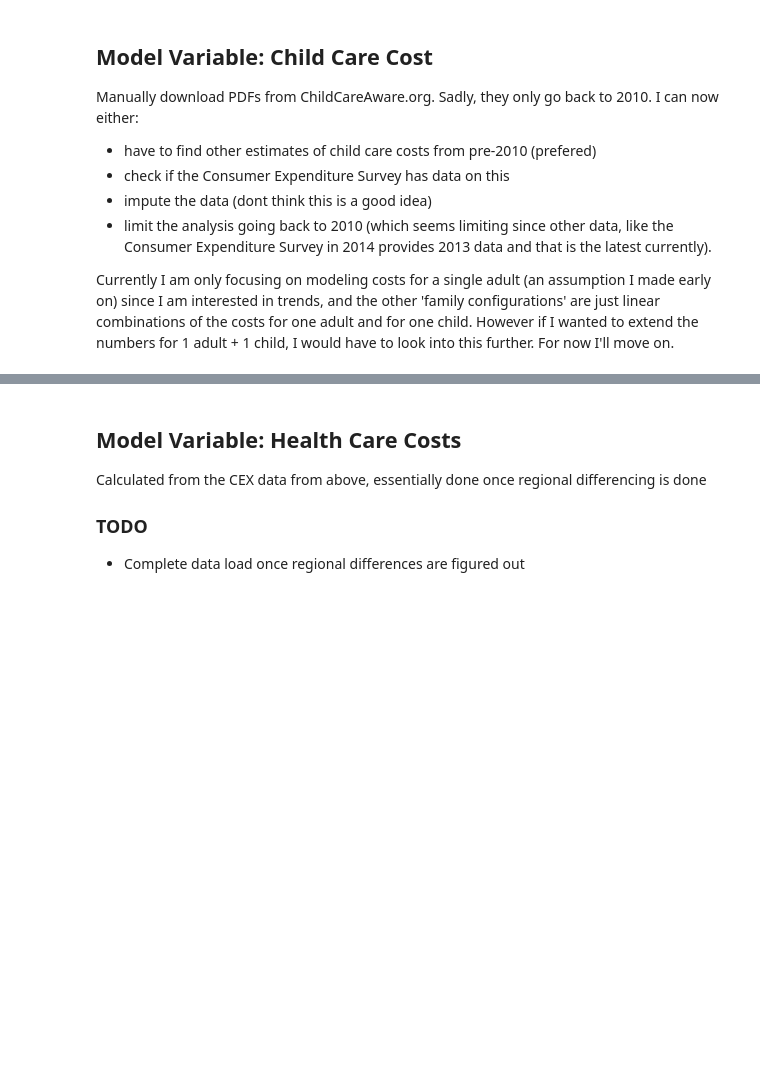
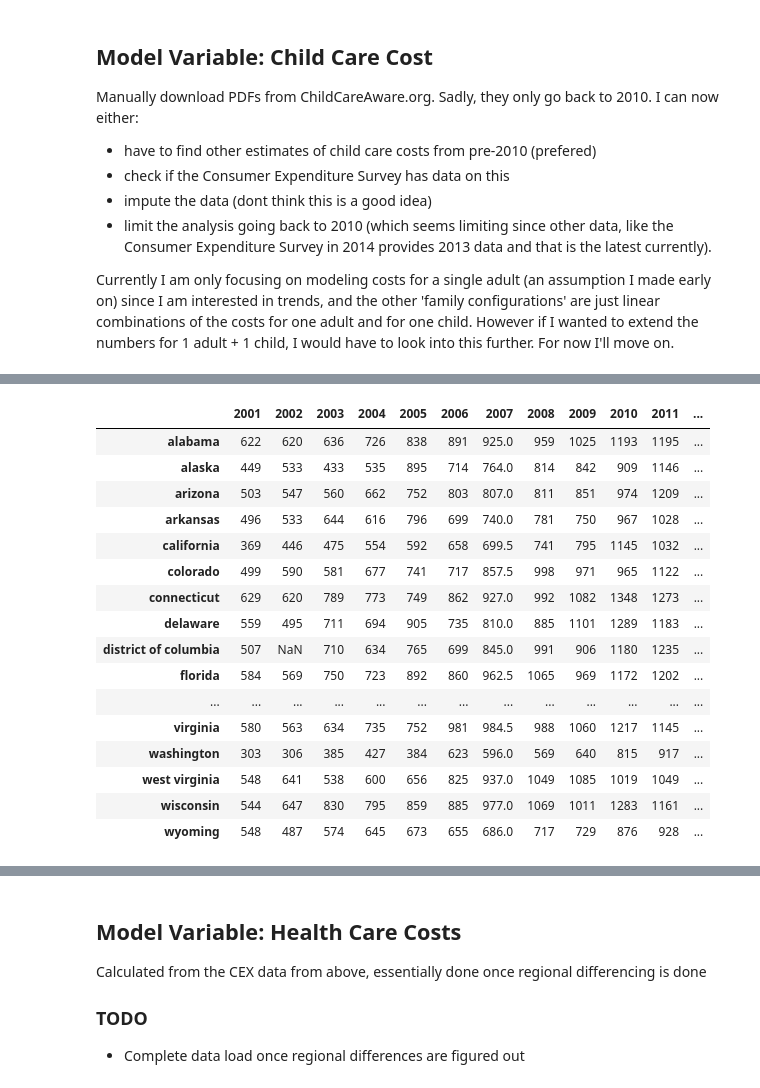
Before and after one commit to jquacinella/LivingWageModelExtension, a Jupyter notebook: Master's Thesis.ipynb, the cells around one changed output, grey strips where cells are left out. Saved outputs shown, nothing was run; the diff lists cells and outputs as text; code cells hidden in the pictures; blank space fills up the shorter version.

Commit message:
Final updates for tonight: finished up insurance data; still have to do grunt work for state tax data

```diff
--- a/Master's Thesis.ipynb
+++ b/Master's Thesis.ipynb
@@ -656,7 +654,7 @@ insurance_costs = {}
 insurance_costs_path = os.path.join(PROJECT_PATH, "data/insurance")
 
 # Loop thru all the files
-for filename in os.listdir(insurance_costs_path):
+for filename in [f for f in os.listdir(insurance_costs_path) if f.endswith('.html')]:
     states = {}
 
     # File is for what year?
@@ -670,46 +668,95 @@ for filename in os.listdir(insurance_costs_path):
     data = f.readlines()
     soup = BeautifulSoup(''.join(data))
 
-    # Works for years 2010 - 2014
-    if year in range(2010, 2015):
+    # Works for years 2008 - 2014
+    if year in range(2008, 2015):
         for tr in soup.find_all('tr'):
             # State is located in the TR element
             state = tr.get_text().split("\n")[1].lower().strip()
 
             # Find the data, but if you can't, skip it
             td = tr.find_all('td')
             value = None
             if td:
                 try:
                     value = float(td[0].get_text().strip().replace(",", ""))
 
                     # Account for inflation and round up
-                    value = np.round(value * updated_inflation_multipliers[year])
+                    value = float(np.round(value * updated_inflation_multipliers[year]))
                 except ValueError as e:
                     continue
 
-            # We need to stop processing after the first chunk or if we couldnt get a value
-            if state not in states and value:
-                states[state] = value
-    # Works for 2006, 2008 - 2009
-    else:
+                # We need to stop processing after the first chunk or if we couldnt get a value
+                if state not in states and value:
+                    states[state] = value
+    # Works for 2001 - 2006
+    elif year in range(2001, 2007):
         for tr in soup.find_all('tr'):
             td = tr.find_all('td')
 
             value = None
             if len(td) > 2:
                 # Same as above, but state is fist TD, not in TR
                 state = td[0].get_text().lower().strip()
                 try:
                     value = float(td[1].get_text().strip().replace(",", ""))
 
-                    # Account for inflation
-                    value = np.round(value * updated_inflation_multipliers[year])
+                    # Account for inflation and round up
+                    value = float(np.round(value * updated_inflation_multipliers[year]))
                 except ValueError as e:
                     continue
 
             if state not in states and value:
                 states[state] = value
+    else:
+        pass
 
     # Add data from file to global dict
     insurance_costs[year] = states
+
+
+# For each state in 2007, linearly impute the data
+insurance_costs[2007] = { }
+for state in insurance_costs[2014]:
+    insurance_costs[2007][state] = (insurance_costs[2006][state] + insurance_costs[2008][state]) / 2.0
+
+def state_filter(state):
+    ''' Filter out some entries from the html that we pick up as states'''
+    return "district" not in state and 'united' not in state and 'separately' not in state
+
+# Get all states in 2014, assuming thats the largest set of states
+full_set_of_states = set([state for state in sorted(insurance_costs[2014].keys()) if state_filter(state)])
+for year in range(2001, 2015):
+    # Find current set of states from this year
+    current_set_of_states = set([state for state in sorted(insurance_costs[year].keys()) if state_filter(state)])
+
+    # Find difference between states we have now and states in 2014
+    diff = full_set_of_states.difference(current_set_of_states)
+
+    # If there are some states missing, fill in those states with given value from "States not shown separately" in data
+    if diff and 'states not shown separately' in insurance_costs[year]:
+        # Fill in each state
+        for state in list(diff):
+            insurance_costs[year][state] = insurance_costs[year]['states not shown separately']
+
+# Display final results for this variable
+insurance_costs_df = pd.DataFrame(insurance_costs)
+insurance_costs_df
+# %% [output]
+|  | 2001 | 2002 | 2003 | 2004 | 2005 | 2006 | 2007 | 2008 | 2009 | 2010 | 2011 | ... |
+| alabama | 622 | 620 | 636 | 726 | 838 | 891 | 925.0 | 959 | 1025 | 1193 | 1195 | ... |
+| alaska | 449 | 533 | 433 | 535 | 895 | 714 | 764.0 | 814 | 842 | 909 | 1146 | ... |
+| arizona | 503 | 547 | 560 | 662 | 752 | 803 | 807.0 | 811 | 851 | 974 | 1209 | ... |
+| arkansas | 496 | 533 | 644 | 616 | 796 | 699 | 740.0 | 781 | 750 | 967 | 1028 | ... |
+| california | 369 | 446 | 475 | 554 | 592 | 658 | 699.5 | 741 | 795 | 1145 | 1032 | ... |
+| colorado | 499 | 590 | 581 | 677 | 741 | 717 | 857.5 | 998 | 971 | 965 | 1122 | ... |
+| connecticut | 629 | 620 | 789 | 773 | 749 | 862 | 927.0 | 992 | 1082 | 1348 | 1273 | ... |
+| delaware | 559 | 495 | 711 | 694 | 905 | 735 | 810.0 | 885 | 1101 | 1289 | 1183 | ... |
+| district of columbia | 507 | NaN | 710 | 634 | 765 | 699 | 845.0 | 991 | 906 | 1180 | 1235 | ... |
+| florida | 584 | 569 | 750 | 723 | 892 | 860 | 962.5 | 1065 | 969 | 1172 | 1202 | ... |
+| ... | ... | ... | ... | ... | ... | ... | ... | ... | ... | ... | ... | ... |
+| virginia | 580 | 563 | 634 | 735 | 752 | 981 | 984.5 | 988 | 1060 | 1217 | 1145 | ... |
+| washington | 303 | 306 | 385 | 427 | 384 | 623 | 596.0 | 569 | 640 | 815 | 917 | ... |
+| west virginia | 548 | 641 | 538 | 600 | 656 | 825 | 937.0 | 1049 | 1085 | 1019 | 1049 | ... |
+| wisconsin | 544 | 647 | 830 | 795 | 859 | 885 | 977.0 | 1069 | 1011 | 1283 | 1161 | ... |
+| wyoming | 548 | 487 | 574 | 645 | 673 | 655 | 686.0 | 717 | 729 | 876 | 928 | ... |
```
Also changed, not shown: parts of 8 cells of this notebook, 1 other file.
